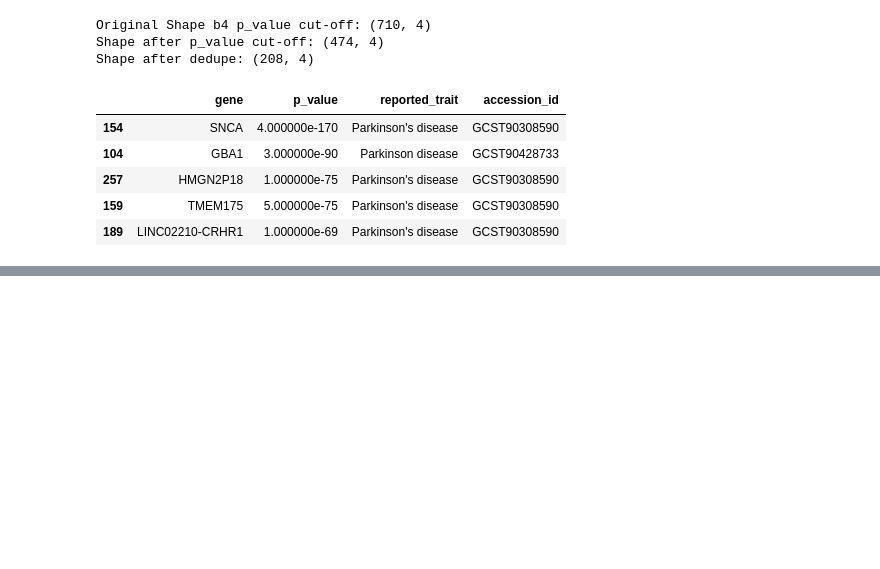
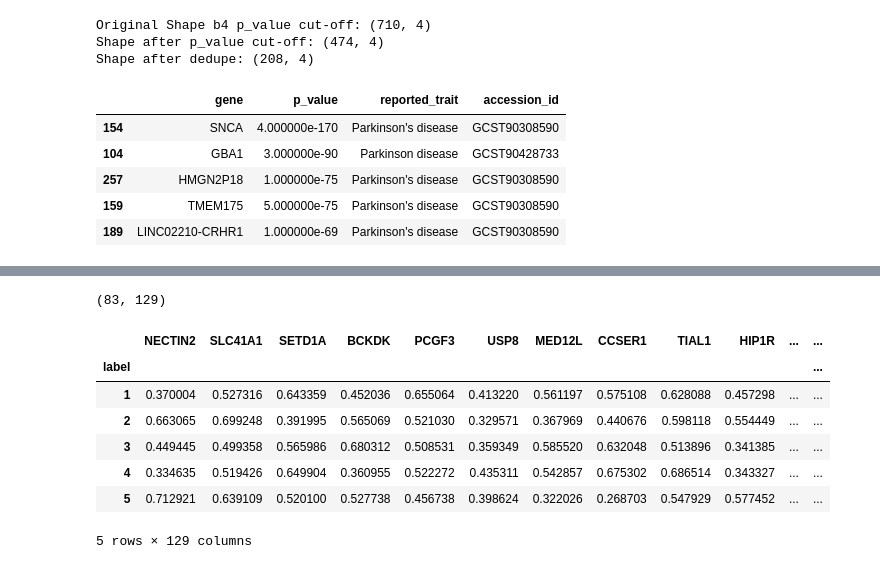
Before and after one commit to RRonium/Neurogenomic-Disease-ML-Pipeline, a Jupyter notebook: notebooks/main_parkinson.ipynb, the cells around one changed output, grey strips where cells are left out. Cells and saved outputs as stored; diff of their text form; code cells hidden in the pictures; blank space fills up the shorter version.

```diff
--- a/notebooks/main_parkinson.ipynb
+++ b/notebooks/main_parkinson.ipynb
@@ -123,0 +154,16 @@ Shape after dedupe: (208, 4)
+# %%
+overlap_genes = list(overlap)
+expression_subset=expression[overlap_genes]
+
+print(expression_subset.shape)
+expression_subset.head()
+# %% [output]
+(83, 129)
+|  | NECTIN2 | SLC41A1 | SETD1A | BCKDK | PCGF3 | USP8 | MED12L | CCSER1 | TIAL1 | HIP1R | ... | ... |
+| label |  |  |  |  |  |  |  |  |  |  |  | ... |
+| 1 | 0.370004 | 0.527316 | 0.643359 | 0.452036 | 0.655064 | 0.413220 | 0.561197 | 0.575108 | 0.628088 | 0.457298 | ... | ... |
+| 2 | 0.663065 | 0.699248 | 0.391995 | 0.565069 | 0.521030 | 0.329571 | 0.367969 | 0.440676 | 0.598118 | 0.554449 | ... | ... |
+| 3 | 0.449445 | 0.499358 | 0.565986 | 0.680312 | 0.508531 | 0.359349 | 0.585520 | 0.632048 | 0.513896 | 0.341385 | ... | ... |
+| 4 | 0.334635 | 0.519426 | 0.649904 | 0.360955 | 0.522272 | 0.435311 | 0.542857 | 0.675302 | 0.686514 | 0.343327 | ... | ... |
+| 5 | 0.712921 | 0.639109 | 0.520100 | 0.527738 | 0.456738 | 0.398624 | 0.322026 | 0.268703 | 0.547929 | 0.577452 | ... | ... |
+5 rows × 129 columns
```
Also changed, not shown: parts of 9 cells of this notebook.
